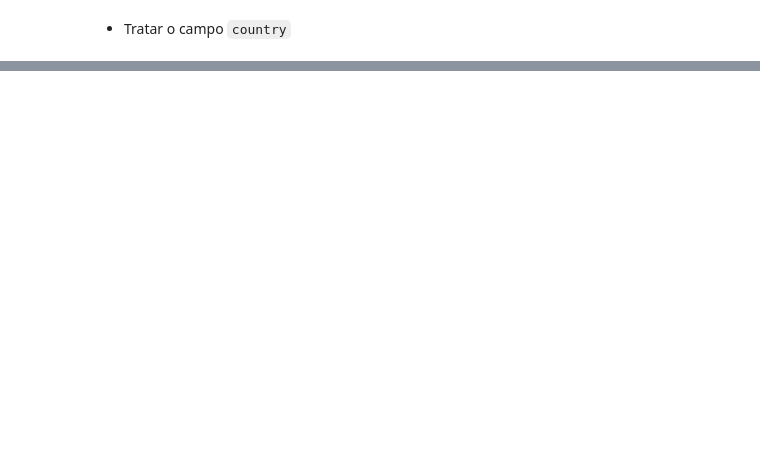
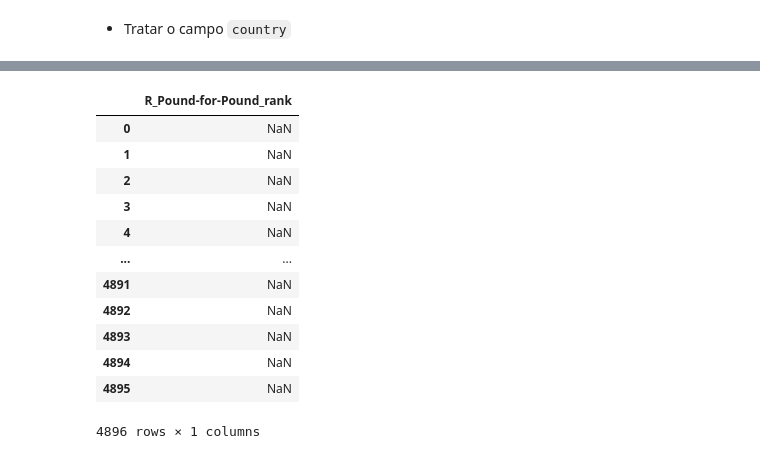
Before and after one commit to OseiasBeu/fight_project, a Jupyter notebook: ufc_project.ipynb, the cells around one changed output, grey strips where cells are left out. Drawn from its saved outputs; the diff is of its cells as text; code cells hidden in the pictures; blank space fills up the shorter version.

```diff
--- a/ufc_project.ipynb
+++ b/ufc_project.ipynb
@@ -87,0 +153,16 @@ Name: R_draw, dtype: int64
+# %%
+ufc_df[["R_Pound-for-Pound_rank"]]
+# %% [output]
+|  | R_Pound-for-Pound_rank |
+| 0 | NaN |
+| 1 | NaN |
+| 2 | NaN |
+| 3 | NaN |
+| 4 | NaN |
+| ... | ... |
+| 4891 | NaN |
+| 4892 | NaN |
+| 4893 | NaN |
+| 4894 | NaN |
+| 4895 | NaN |
+4896 rows × 1 columns
```
Also changed, not shown: parts of 11 cells of this notebook.
